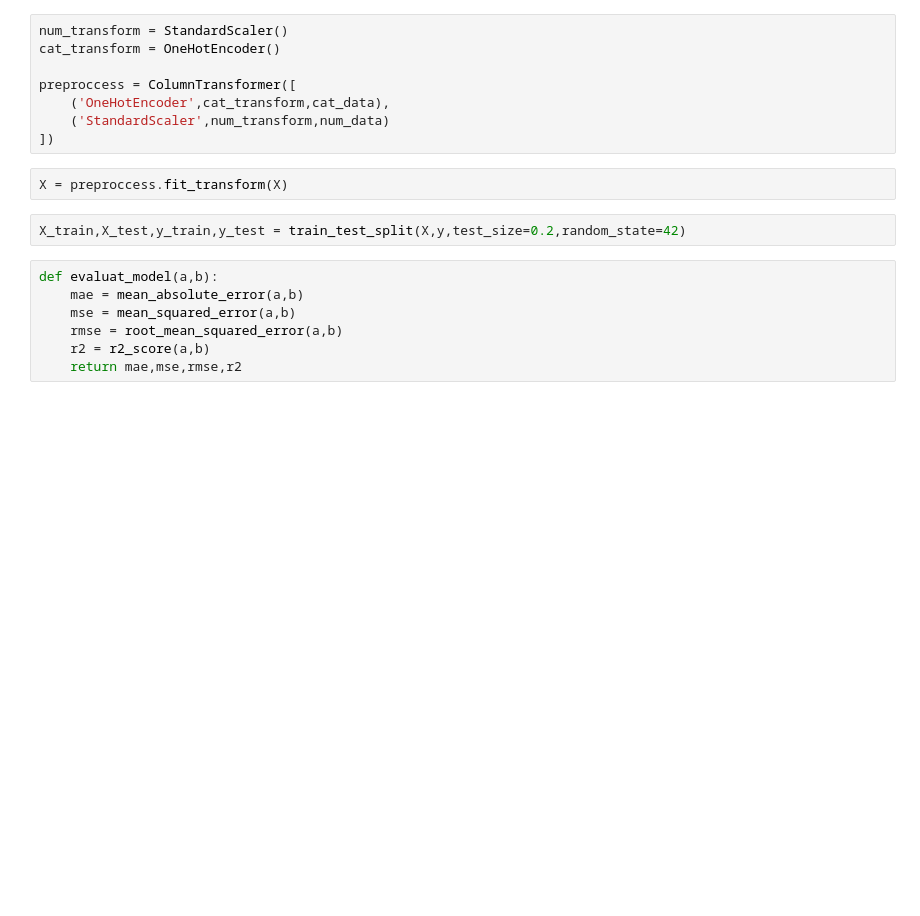
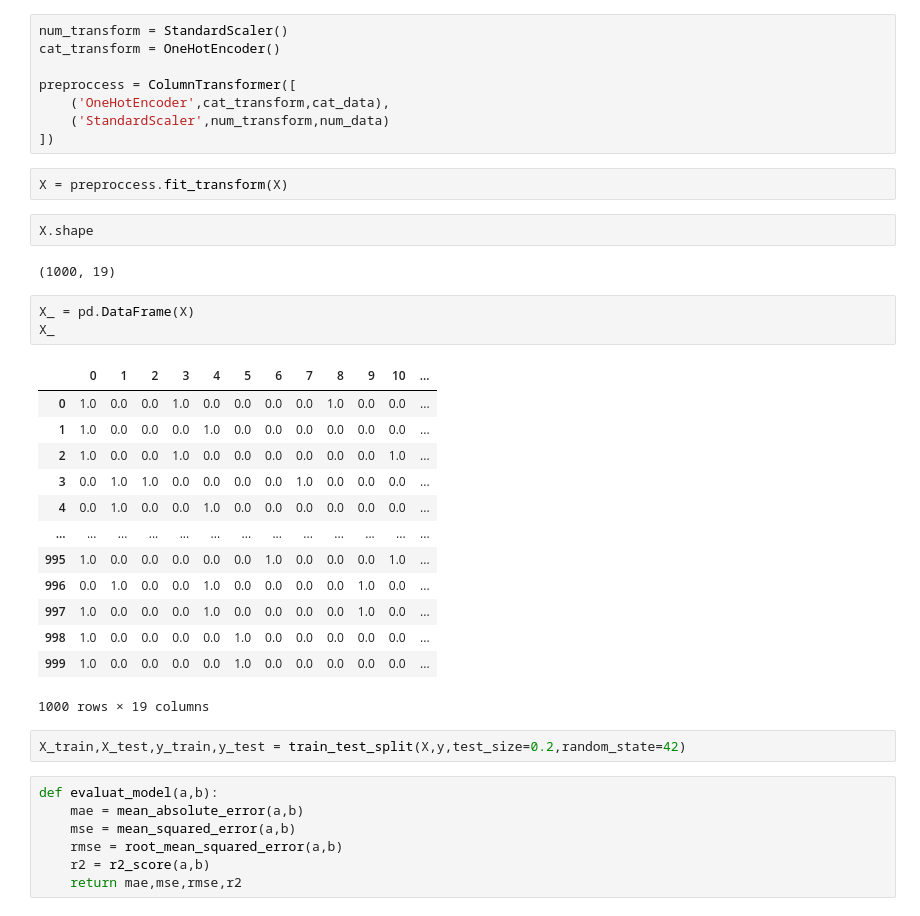
Before and after one commit to onkarshinde77/MLPROJECT, a Jupyter notebook: Notebook/model_train.ipynb, the cells around one changed output. Cells and saved outputs as stored; diff of their text form; blank space fills up the shorter version.

```diff
--- a/Notebook/model_train.ipynb
+++ b/Notebook/model_train.ipynb
@@ -46,6 +42,27 @@ preproccess = ColumnTransformer([
 ])
 # %%
 X = preproccess.fit_transform(X)
+# %%
+X.shape
+# %% [output]
+(1000, 19)
+# %%
+X_ = pd.DataFrame(X)
+X_
+# %% [output]
+|  | 0 | 1 | 2 | 3 | 4 | 5 | 6 | 7 | 8 | 9 | 10 | ... |
+| 0 | 1.0 | 0.0 | 0.0 | 1.0 | 0.0 | 0.0 | 0.0 | 0.0 | 1.0 | 0.0 | 0.0 | ... |
+| 1 | 1.0 | 0.0 | 0.0 | 0.0 | 1.0 | 0.0 | 0.0 | 0.0 | 0.0 | 0.0 | 0.0 | ... |
+| 2 | 1.0 | 0.0 | 0.0 | 1.0 | 0.0 | 0.0 | 0.0 | 0.0 | 0.0 | 0.0 | 1.0 | ... |
+| 3 | 0.0 | 1.0 | 1.0 | 0.0 | 0.0 | 0.0 | 0.0 | 1.0 | 0.0 | 0.0 | 0.0 | ... |
+| 4 | 0.0 | 1.0 | 0.0 | 0.0 | 1.0 | 0.0 | 0.0 | 0.0 | 0.0 | 0.0 | 0.0 | ... |
+| ... | ... | ... | ... | ... | ... | ... | ... | ... | ... | ... | ... | ... |
+| 995 | 1.0 | 0.0 | 0.0 | 0.0 | 0.0 | 0.0 | 1.0 | 0.0 | 0.0 | 0.0 | 1.0 | ... |
+| 996 | 0.0 | 1.0 | 0.0 | 0.0 | 1.0 | 0.0 | 0.0 | 0.0 | 0.0 | 1.0 | 0.0 | ... |
+| 997 | 1.0 | 0.0 | 0.0 | 0.0 | 1.0 | 0.0 | 0.0 | 0.0 | 0.0 | 1.0 | 0.0 | ... |
+| 998 | 1.0 | 0.0 | 0.0 | 0.0 | 0.0 | 1.0 | 0.0 | 0.0 | 0.0 | 0.0 | 0.0 | ... |
+| 999 | 1.0 | 0.0 | 0.0 | 0.0 | 0.0 | 1.0 | 0.0 | 0.0 | 0.0 | 0.0 | 0.0 | ... |
+1000 rows × 19 columns
 # %%
 X_train,X_test,y_train,y_test = train_test_split(X,y,test_size=0.2,random_state=42)
 # %%
```
Also changed, not shown: parts of 2 cells of this notebook, 1 other file.
